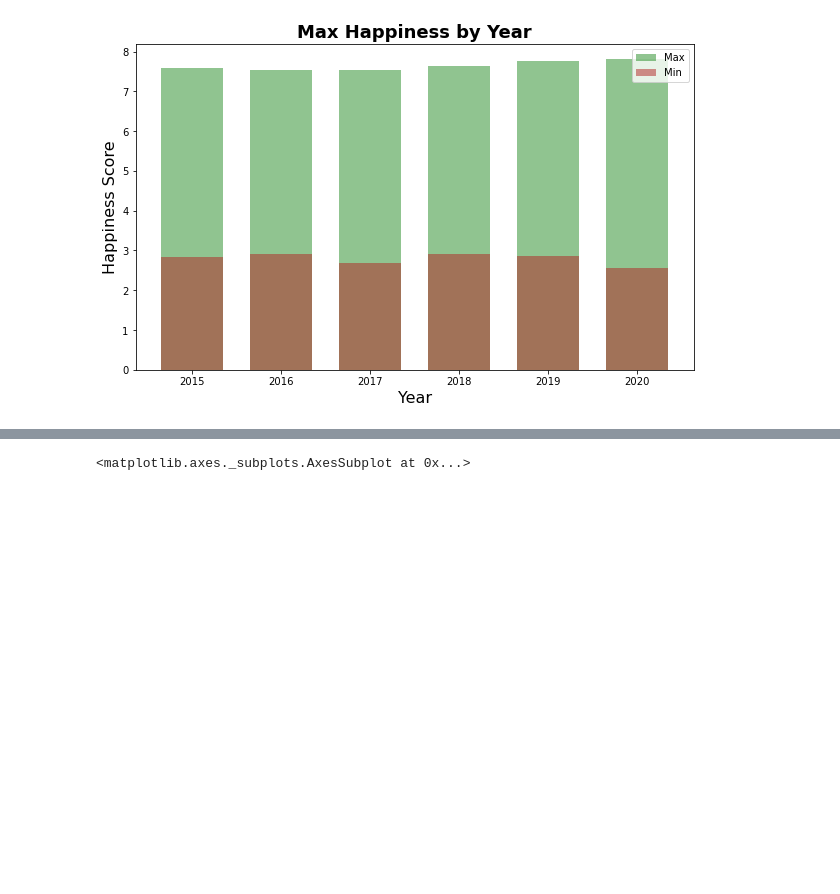
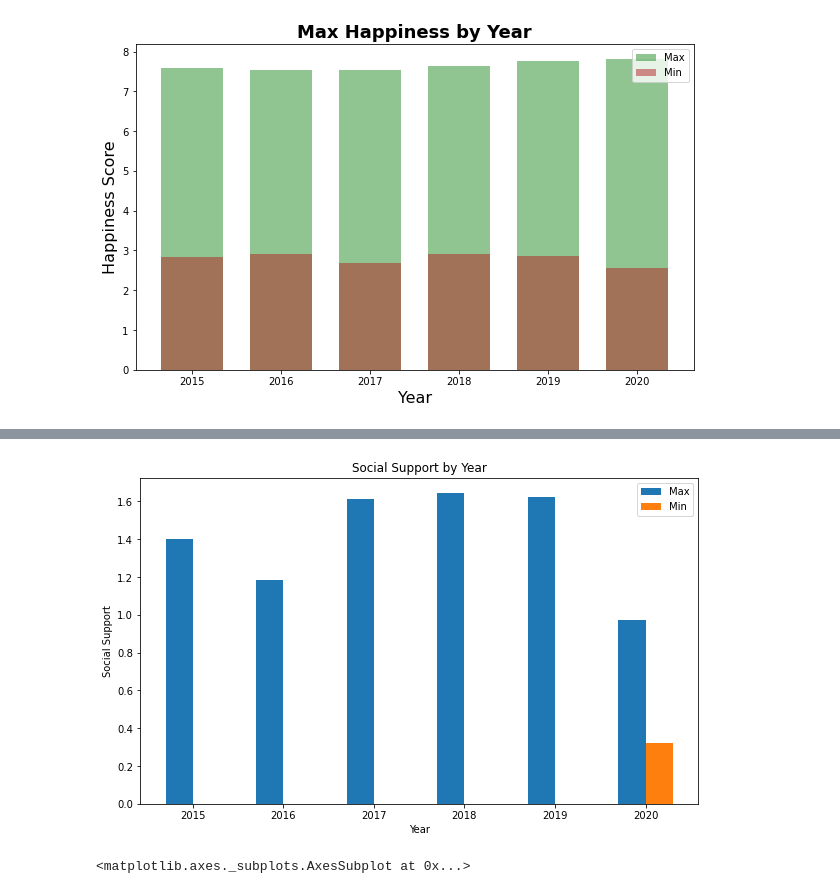
Before and after one commit to alexarnold630/Happiness_Index_Investigation, a Jupyter notebook: Happiness/Top Countries Bar Charts.ipynb, the cells around one changed output, grey strips where cells are left out. Cells and saved outputs as stored; diff of their text form; code cells hidden in the pictures; blank space fills up the shorter version.

```diff
--- a/Happiness/Top Countries.ipynb
+++ b/Happiness/Top Countries Bar Charts.ipynb
@@ -143,0 +170,4 @@ TypeError: bar() missing 1 required positional argument: 'height'
+# %%
+max_support = df.groupby("Year")["Social Support"].max()
+# %%
+min_support = df.groupby("Year")["Social Support"].min()
@@ -144,3 +180,41 @@ TypeError: bar() missing 1 required positional argument: 'height'
+# %%
+# Numbers of pairs of bars you want
+N = 6
+
+# Data on X-axis
+
+# Specify the values of blue bars (height)
+max_bar = max_support
+# Specify the values of orange bars (height)
+min_bar = min_support
+
+# Position of bars on x-axis
+ind = np.arange(N)
+
+# Figure size
+plt.figure(figsize=(10,6))
+
+# Width of a bar
+width = 0.3
+
+# Plotting
+plt.bar(ind, max_bar , width, label='Max')
+plt.bar(ind + width, min_bar, width, label='Min')
+
+plt.xlabel('Year')
+plt.ylabel('Social Support')
+plt.title('Social Support by Year')
+
+# xticks()
+# First argument - A list of positions at which ticks should be placed
+# Second argument -  A list of labels to place at the given locations
+plt.xticks(ind + width / 2, ('2015', '2016', '2017', '2018', '2019', '2020'))
+
+# Finding the best position for legends and putting it
+plt.legend(loc='best')
+plt.show()
+# %% [output]
+[figure, added]
 # %%
 #top 5- line graph, happiness score per year, how scores changed & do again for bottom 5
 Iceland        6
```
Also changed, not shown: parts of 10 cells of this notebook, 11 other files.
